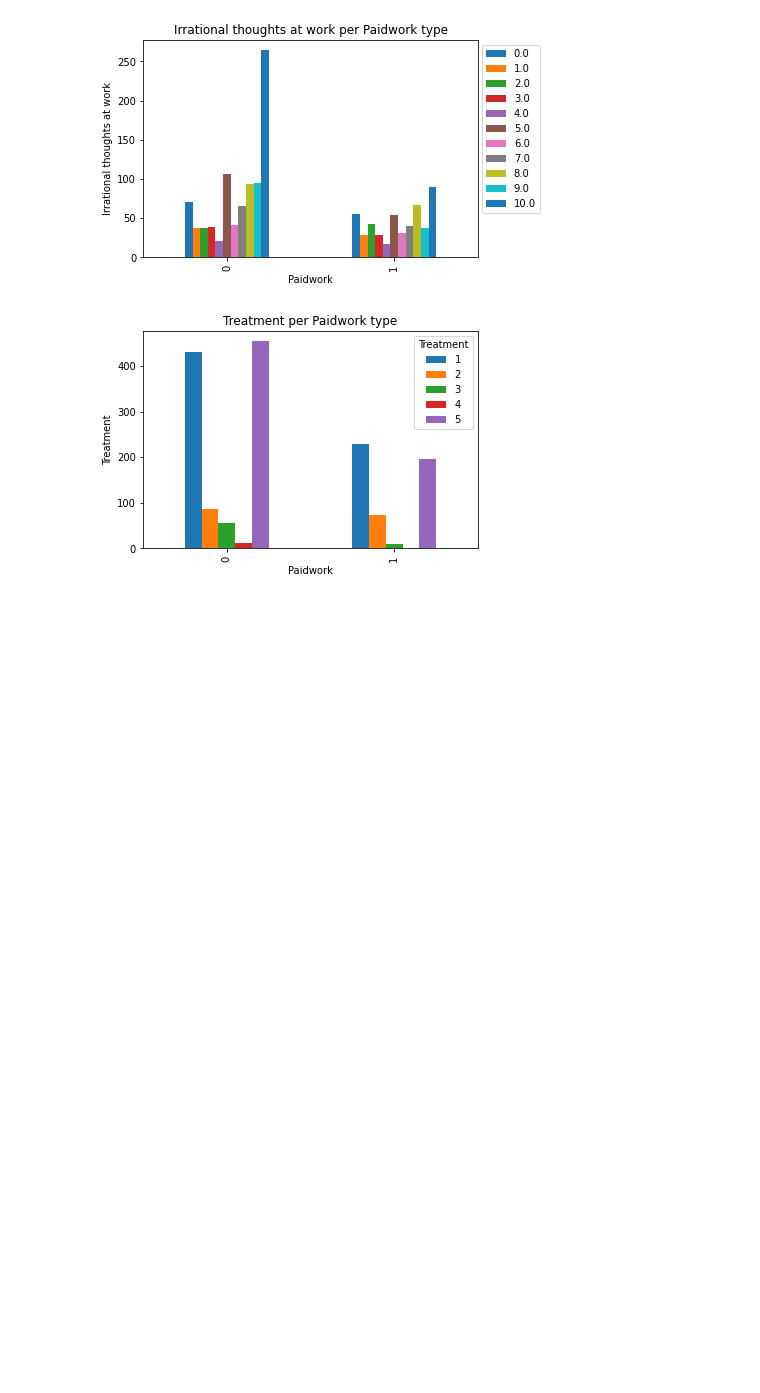
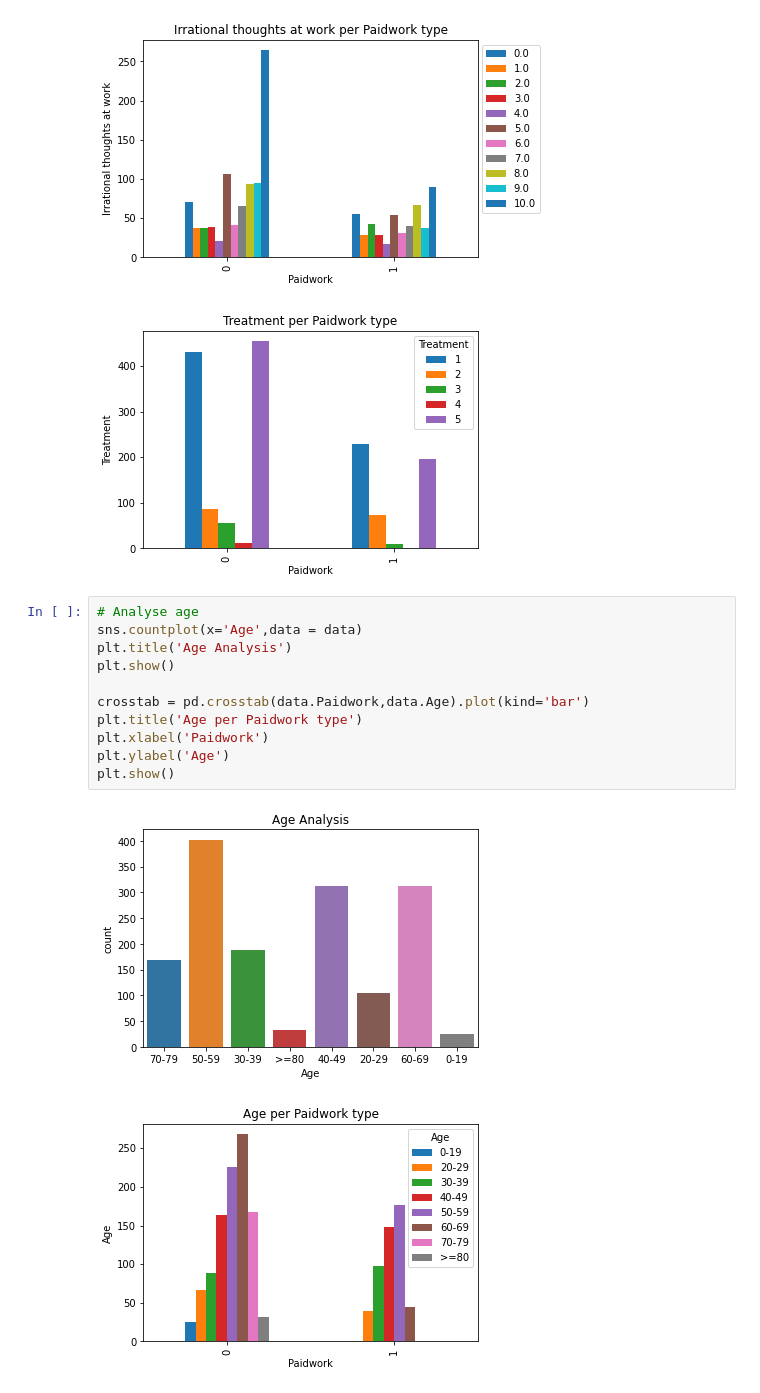
Before and after one commit to WALEX2000/DataScience-Project, a Jupyter notebook: src/dataExploration.ipynb, the cells around one changed output. Saved outputs shown, nothing was run; the diff lists cells and outputs as text; blank space fills up the shorter version.

```diff
--- a/src/dataExploration.ipynb
+++ b/src/dataExploration.ipynb
@@ -268,3 +273,17 @@ plt.show()
 [figure]
 [figure]
 [figure]
+# %%
+# Analyse age
+sns.countplot(x='Age',data = data)
+plt.title('Age Analysis')
+plt.show()
+
+crosstab = pd.crosstab(data.Paidwork,data.Age).plot(kind='bar')
+plt.title('Age per Paidwork type')
+plt.xlabel('Paidwork')
+plt.ylabel('Age')
+plt.show()
+# %% [output]
+[figure, added]
+[figure, added]
```
Also changed, not shown: parts of 1 cell of this notebook, 2 other files.
